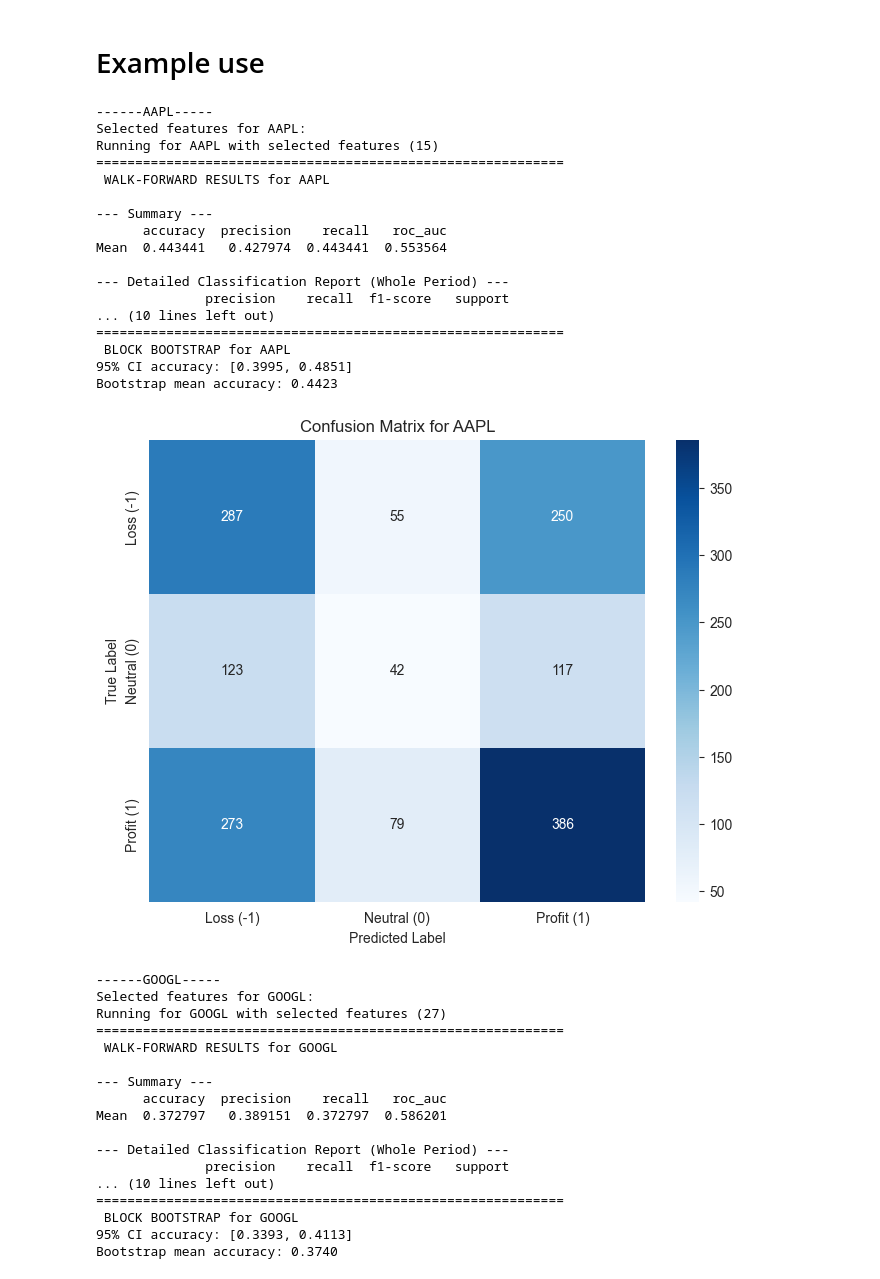
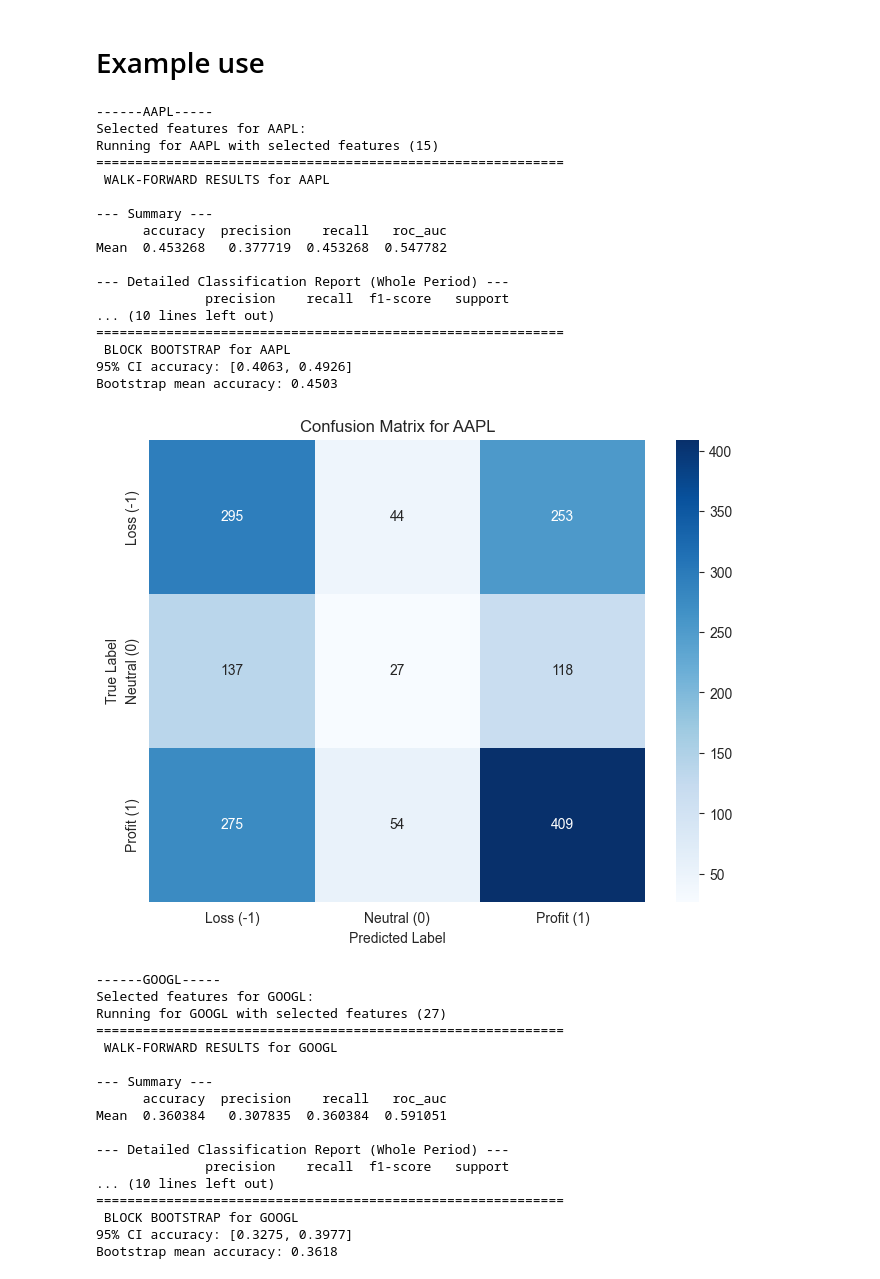
Before and after one commit to WObszan/Forecasting-Stock-Price-Direction, a Jupyter notebook: main_model/walk_forward+bootstraping/wf_bt.ipynb, the cells around one changed output. Drawn from its saved outputs; the diff is of its cells as text; code cells hidden in the pictures.

Commit message:
feat: train best model and save the result

```diff
--- a/main_model/walk_forward+bootstraping/wf_bt.ipynb
+++ b/main_model/walk_forward+bootstraping/wf_bt.ipynb
@@ -133,7 +133,7 @@ def build_ensemble_model_vote(X_train, y_train):
 
 
     study = optuna.create_study(direction='maximize')
-    study.optimize(objective, n_trials=30)
+    study.optimize(objective, n_trials=70)
 
     best = study.best_params
     lr_pipeline = Pipeline([
@@ -334,6 +334,7 @@ def block_bootstrap_accuracy(y_true, y_pred, block_size=20, n_bootstrap=1000, ra
 
 def run_stage4_for_ticker(df_raw, ticker, selected_features, model_version):
     df = get_tbm_target(df_raw, ticker)
+    result = {}
 
     selected_features = [f for f in selected_features if f in df.columns]
 
@@ -381,8 +382,16 @@ def run_stage4_for_ticker(df_raw, ticker, selected_features, model_version):
     plt.ylabel('True Label')
     plt.xlabel('Predicted Label')
     plt.show()
+    result[ticker] = {
+        'summary': summary_mean.to_frame(name="Mean").T,
+        'Bootstrap mean accuracy': acc_samples.mean(),
+    }
+    #file_path = f"../models_results/main_model_for_{ticker}_result.json"
+    #with open(file_path, "w") as f:
+        #json.dump(result, f, indent=2)
 
-    return folds_df, acc_samples
+
+    return folds_df, acc_samples, result
 # %% [markdown]
 # Example use
 # %%
@@ -395,38 +404,40 @@ with open("../../selected_features/feature_dict.json", "r") as f:
 
 def get_all_features(df):
     return [c for c in df.columns if c not in ["DATE", "index", "Target"]]
 
+output = {}
 for share in tickers:
     data = pd.read_csv(f"../../data/all_data/all_{share}_data.csv")
     df_tmp = get_tbm_target(data, share)
     features_aapl = get_all_features(df_tmp)
     print(f"------{share}-----")
 
     selected_features = feature_dict[share]
     print(f"Selected features for {share}:")
     # print(f"Running for {share} with all features ({len(features_aapl)})")
     # run_stage4_for_ticker(data, share, features_aapl)
     print(f"Running for {share} with selected features ({len(selected_features)})")
-    run_stage4_for_ticker(data, share, selected_features, model_version=build_ensemble_model_vote)
+    df, acc_smples, result = run_stage4_for_ticker(data, share, selected_features, model_version=build_ensemble_model_vote)
+    output[share] = result
 # %% [output]
 ------AAPL-----
 Selected features for AAPL:
 Running for AAPL with selected features (15)
 ============================================================
  WALK-FORWARD RESULTS for AAPL
 
 --- Summary ---
       accuracy  precision    recall   roc_auc
-Mean  0.443441   0.427974  0.443441  0.553564
+Mean  0.453268   0.377719  0.453268  0.547782
 
 --- Detailed Classification Report (Whole Period) ---
               precision    recall  f1-score   support
 ... (10 lines left out)
 ============================================================
  BLOCK BOOTSTRAP for AAPL
-95% CI accuracy: [0.3995, 0.4851]
-Bootstrap mean accuracy: 0.4423
+95% CI accuracy: [0.4063, 0.4926]
+Bootstrap mean accuracy: 0.4503
-[figure, old version]
+[figure, new version]
 ------GOOGL-----
 Selected features for GOOGL:
 Running for GOOGL with selected features (27)
@@ -435,12 +446,12 @@ Running for GOOGL with selected features (27)
 
 --- Summary ---
       accuracy  precision    recall   roc_auc
-Mean  0.372797   0.389151  0.372797  0.586201
+Mean  0.360384   0.307835  0.360384  0.591051
 
 --- Detailed Classification Report (Whole Period) ---
               precision    recall  f1-score   support
 ... (10 lines left out)
 ============================================================
  BLOCK BOOTSTRAP for GOOGL
-95% CI accuracy: [0.3393, 0.4113]
-Bootstrap mean accuracy: 0.3740
+95% CI accuracy: [0.3275, 0.3977]
+Bootstrap mean accuracy: 0.3618
```
Also changed, not shown: parts of 2 cells of this notebook, 1 other file.
